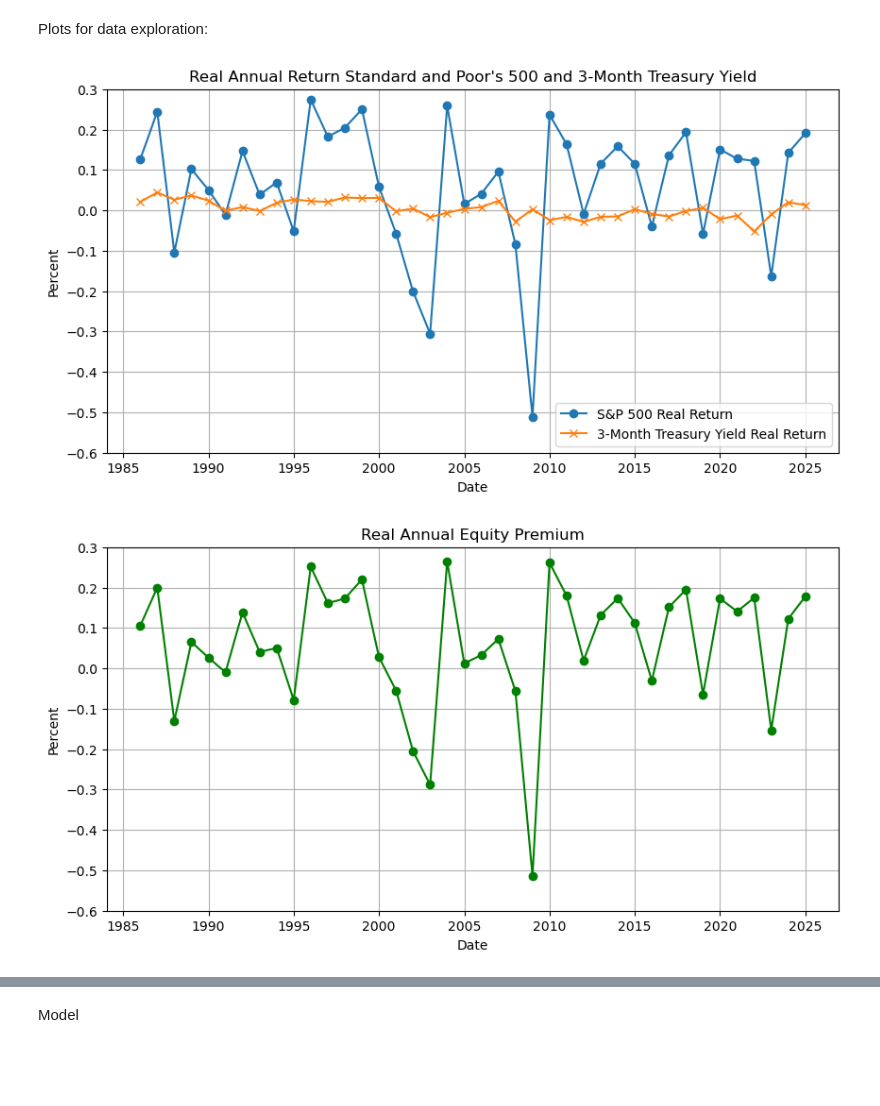
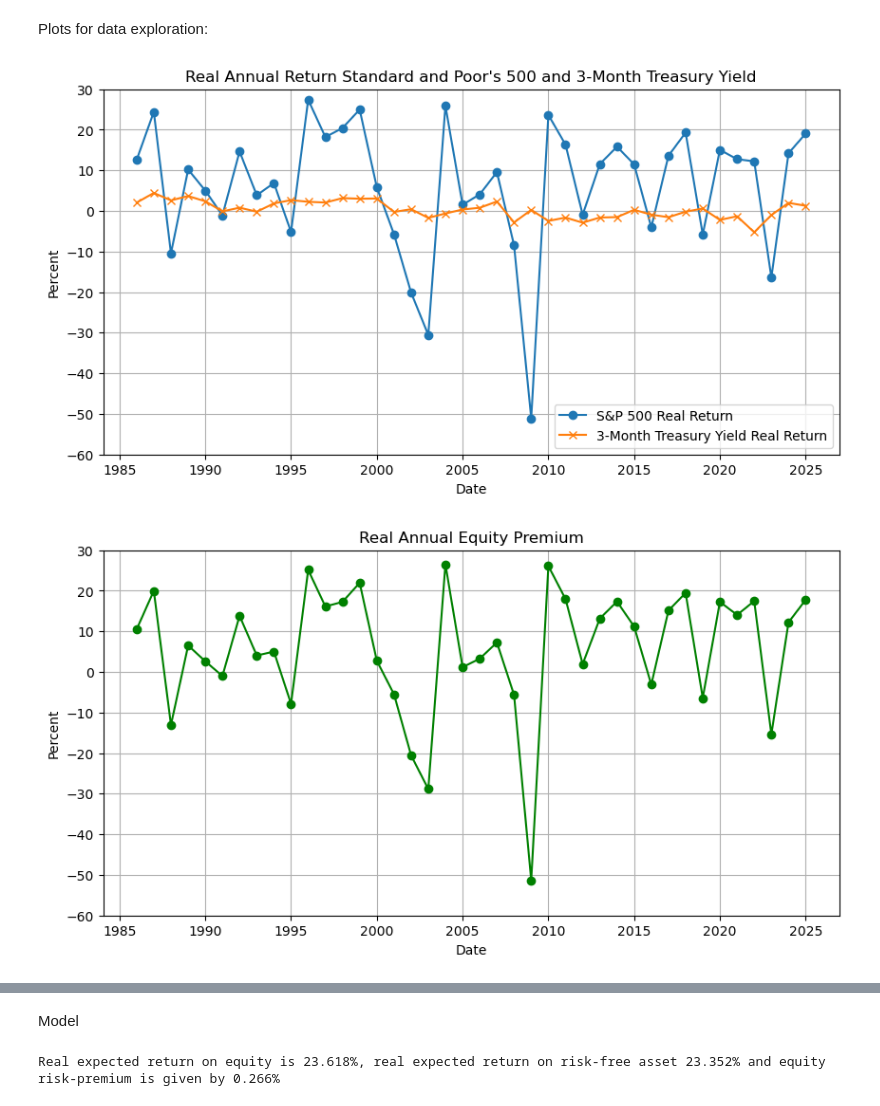
Before and after one commit to mcp656/Seminar, a Jupyter notebook: prescott.ipynb, the cells around one changed output, grey strips where cells are left out. Saved outputs shown, nothing was run; the diff lists cells and outputs as text; code cells hidden in the pictures; blank space fills up the shorter version.

```diff
--- a/prescott.ipynb
+++ b/prescott.ipynb
@@ -144,27 +142,35 @@ Plots for data exploration:
 # %%
 # Real Market Return and Yield
 plt.figure(figsize=(10, 5))
-plt.plot(df_final.index, df_final['sp500_real_ret'], marker='o', label="S&P 500 Real Return")
-plt.plot(df_final.index, df_final['yield_real_ret'], marker='x', label="3-Month Treasury Yield Real Return")
+plt.plot(df_final.index, df_final['sp500_real_ret']*100, marker='o', label="S&P 500 Real Return")
+plt.plot(df_final.index, df_final['yield_real_ret']*100, marker='x', label="3-Month Treasury Yield Real Return")
 plt.xlabel('Date')
 plt.ylabel('Percent')
 plt.title('Real Annual Return Standard and Poor\'s 500 and 3-Month Treasury Yield')
 plt.legend(loc="lower right")
-plt.ylim(-0.6, 0.3)
+plt.ylim(-60, 30)
 plt.grid()
 plt.show()
 
-
-
-# Real Risk Premium
+# Real Equity Premium
 plt.figure(figsize=(10, 5))
-plt.plot(df_final.index, df_final['equity_prem'], marker='o', color="green")
+plt.plot(df_final.index, df_final['equity_prem']*100, marker='o', color="green")
 plt.xlabel('Date')
 plt.ylabel('Percent')
 plt.title('Real Annual Equity Premium')
-plt.ylim(-0.6, 0.3)
+plt.ylim(-60, 30)
 plt.grid()
 plt.show()
+
+# Real Growth Rate of Consumption
+plt.figure(figsize=(10, 5))
+plt.plot(df_final.index, df_final['pce_real_ret']*100, marker='o', color="red")
+plt.xlabel('Date')
+plt.ylabel('Percent')
+plt.title('Real Personal Consumption Growth')
+plt.ylim(-10, 10)
+plt.grid()
+plt.show()
 # %% [output]
-[figure, old version]
+[figure, new version]
-[figure, old version]
+[figure, new version]
@@ -171,2 +178,33 @@ plt.show()
 # %% [markdown]
 Model
+# %%
+### Find parameters for the model ###
+
+# Mean real consumption growth rate
+mu_x = df_final["pce_real_ret"].mean()
+
+# Standard deviation of real consumption growth rate
+sigma_x = df_final["pce_real_ret"].std()
+
+# Covariance of real consumption growth rate and equity return
+sigma_x_Re = df_final[["pce_real_ret", "sp500_real_ret"]].cov().iloc[1,1]
+
+### Set beta and alpha ###
+alpha = 10
+beta = 0.99
+
+### Expected real return on equity and risk-free asset ###
+
+# Real risk-free return
+E_Rf = -np.log(beta)+alpha*mu_x-1/2*(alpha**2)*(sigma_x**2)
+
+# Real equity return
+E_Re = E_Rf+alpha*(sigma_x**2)
+
+# Equity risk-premium
+E_Rp = E_Re-E_Rf
+
+# Print results
+print(f"Real expected return on equity is {np.round(E_Re,5)*100}%, real expected return on risk-free asset {np.round(E_Rf,5)*100}% and equity risk-premium is given by {np.round(E_Rp,5)*100}%")
+# %% [output]
+Real expected return on equity is 23.618%, real expected return on risk-free asset 23.352% and equity risk-premium is given by 0.266%
```
Also changed, not shown: parts of 6 cells of this notebook, 11 other files.
